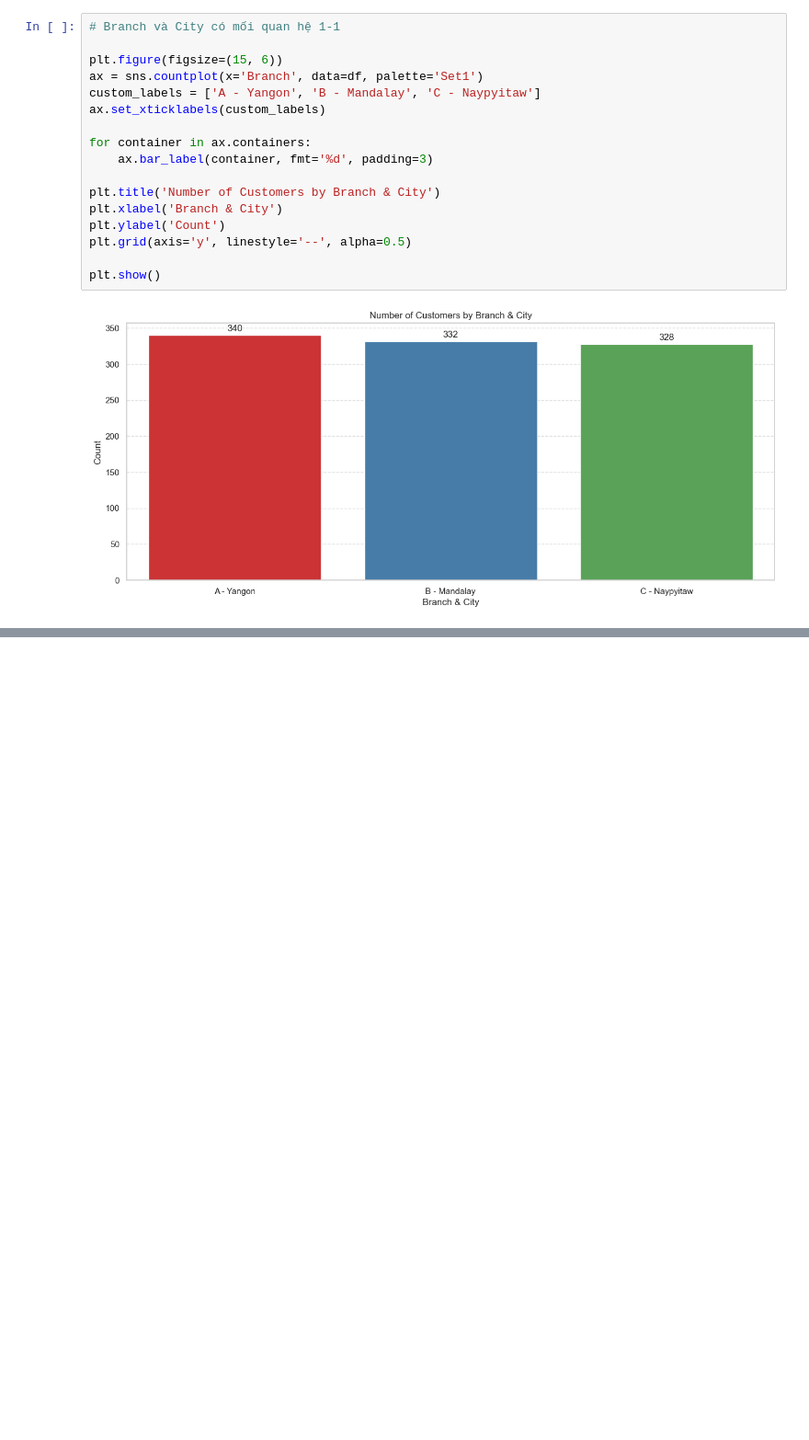
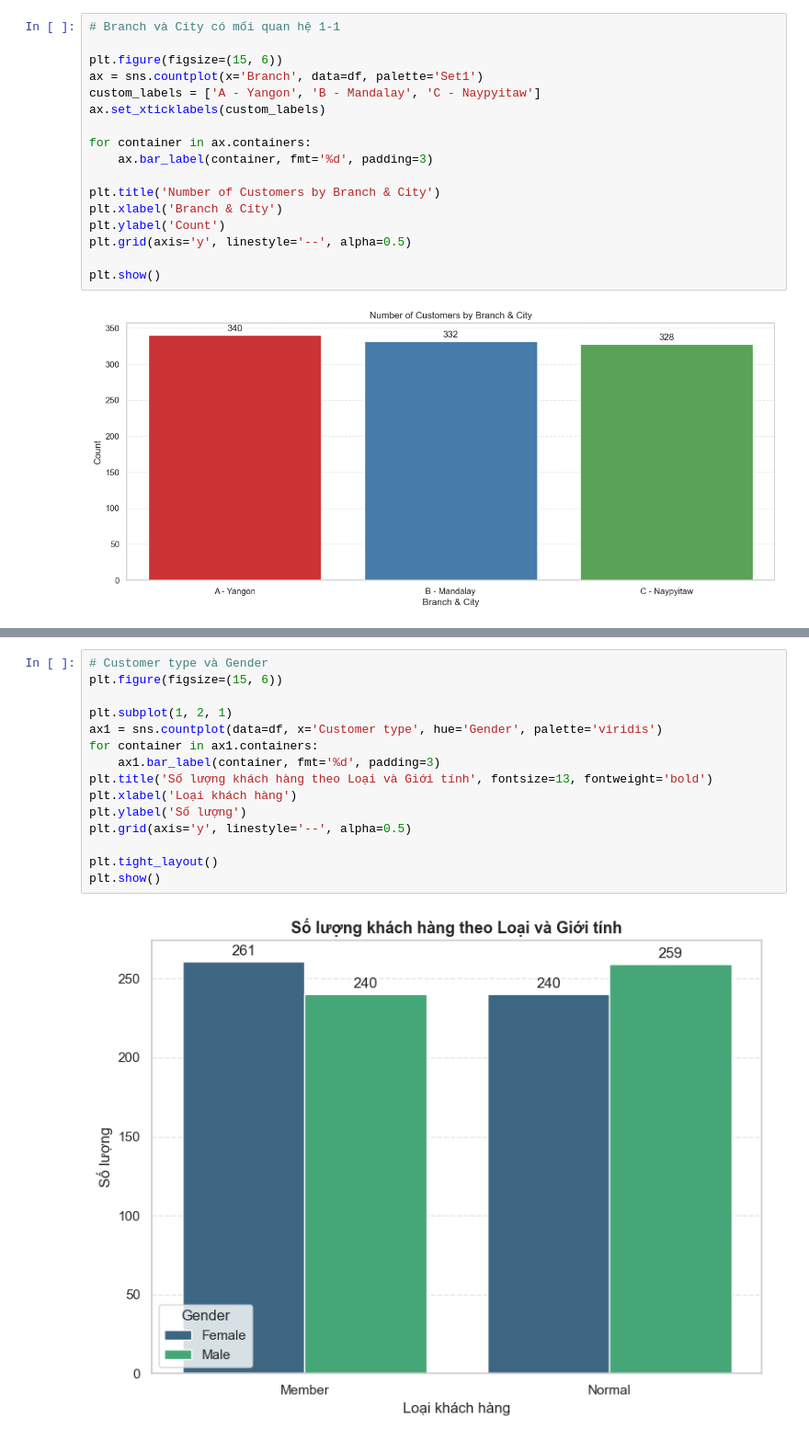
Before and after one commit to Jackxeid/Learn---MindX, a Jupyter notebook: Final Project/finalProject.ipynb, the cells around one changed output, grey strips where cells are left out. Shown at 92% size. Saved outputs shown, nothing was run; the diff lists cells and outputs as text; blank space fills up the shorter version.

Commit message:
Second chart

```diff
--- a/Final Project/finalProject.ipynb
+++ b/Final Project/finalProject.ipynb
@@ -281,0 +288,17 @@ plt.show()
+# %%
+# Customer type và Gender
+plt.figure(figsize=(15, 6))
+
+plt.subplot(1, 2, 1)
+ax1 = sns.countplot(data=df, x='Customer type', hue='Gender', palette='viridis')
+for container in ax1.containers:
+    ax1.bar_label(container, fmt='%d', padding=3)
+plt.title('Số lượng khách hàng theo Loại và Giới tính', fontsize=13, fontweight='bold')
+plt.xlabel('Loại khách hàng')
+plt.ylabel('Số lượng')
+plt.grid(axis='y', linestyle='--', alpha=0.5)
+
+plt.tight_layout()
+plt.show()
+# %% [output]
+[figure, added]
```
Also changed, not shown: parts of 2 cells of this notebook.
